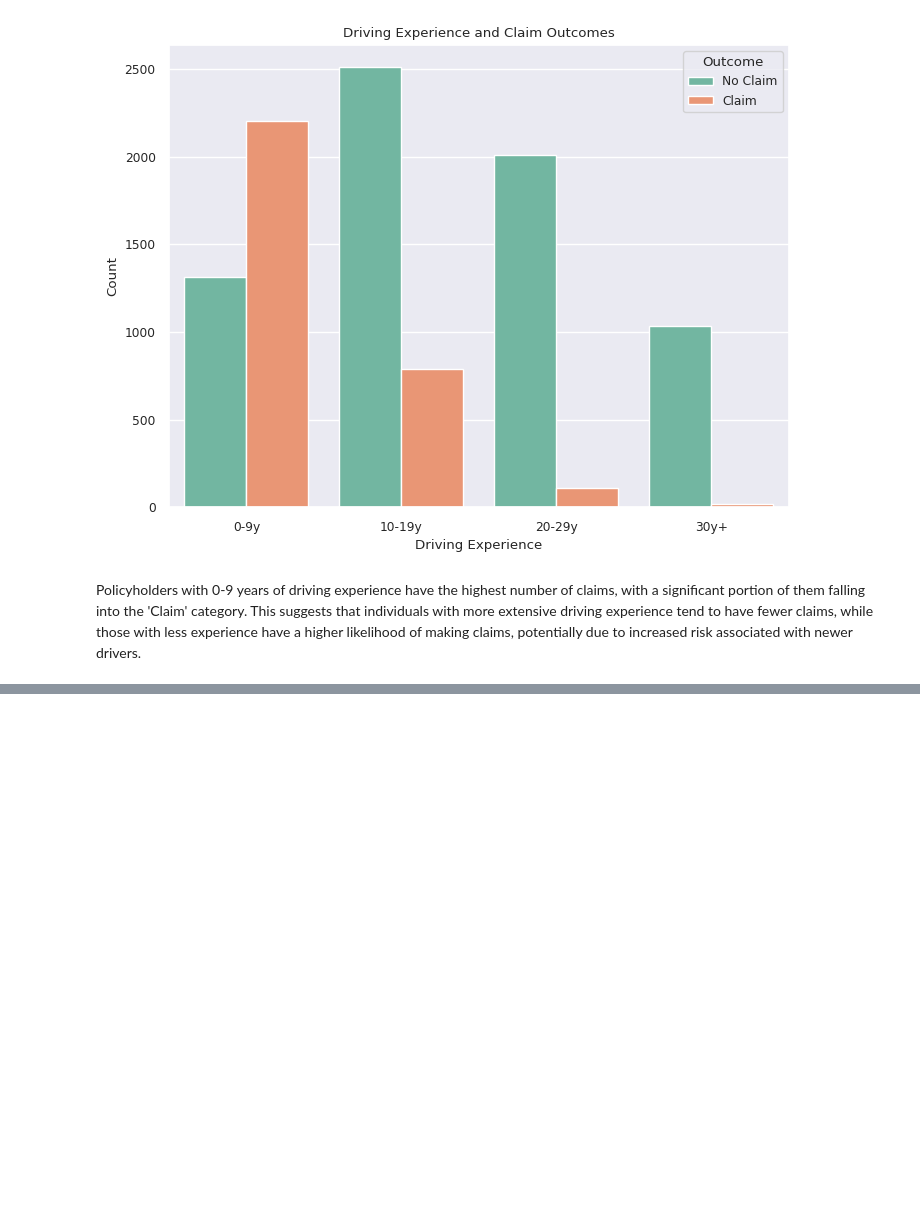
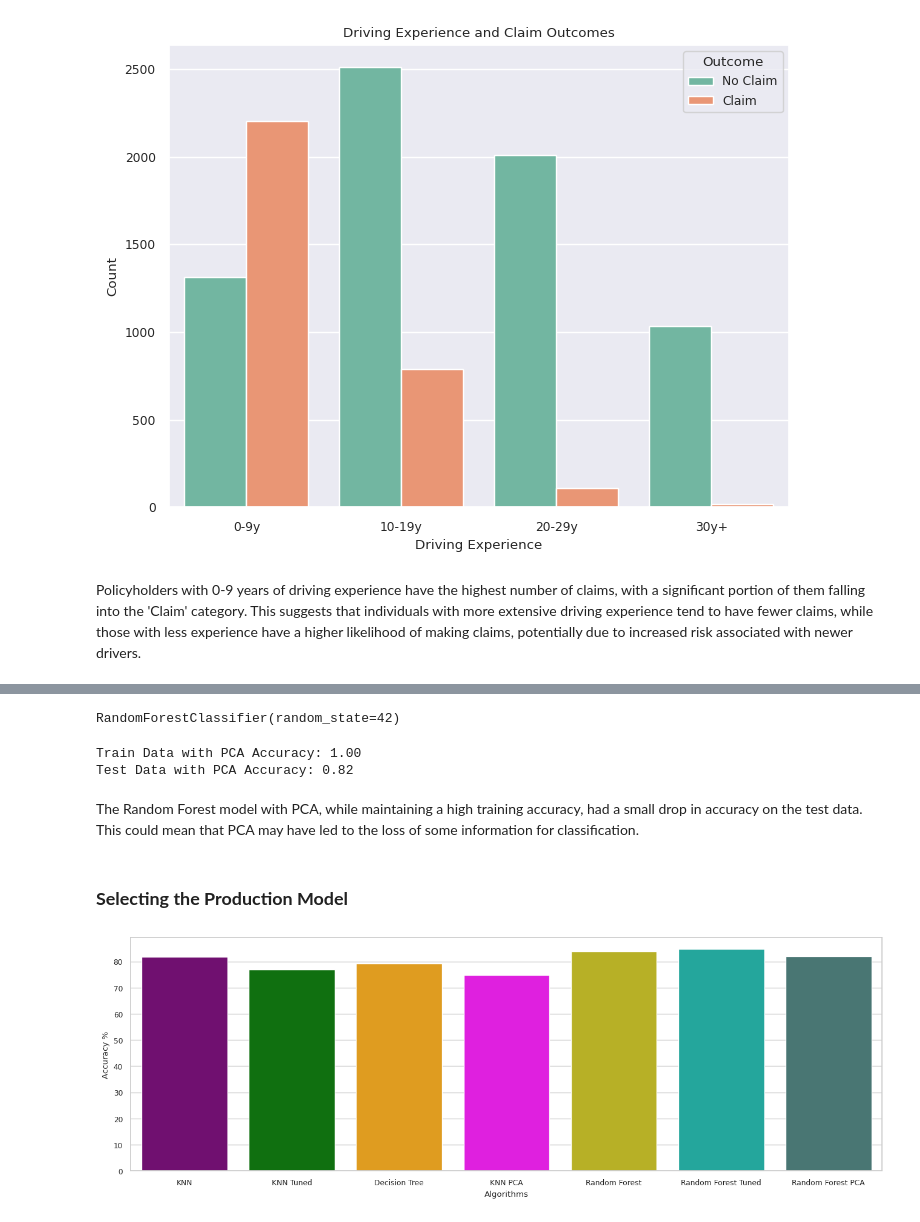
Before and after one commit to LeratoMatlala1/Car-Insurance-Claims-Classification, a Jupyter notebook: Project_2.ipynb, the cells around one changed output, grey strips where cells are left out. Saved outputs shown, nothing was run; the diff lists cells and outputs as text; code cells hidden in the pictures; blank space fills up the shorter version.

```diff
--- a/Project_2.ipynb
+++ b/Project_2.ipynb
@@ -412,0 +1320,50 @@ Stroke_df.shape
+# %%
+# Specify the desired explained variance threshold (90%)
+desired_variance = 0.90
+
+# Create a PCA instance with the desired explained variance
+pca = PCA(n_components=desired_variance)
+
+# Fit PCA to  data
+X_train_pca = pca.fit_transform(X_train_tf)
+X_test_pca = pca.transform(X_test_tf)
+# %%
+#Fit the model on the training data with PCA
+RF.fit(X_train_pca, y_train)
+# %% [output]
+RandomForestClassifier(random_state=42)
+# %%
+# Generate predictions for the training dataset using the model
+rf_train_predictions_pca = RF.predict(X_train_pca)
+
+# Generate predictions for the test dataset using the model
+rf_test_predictions_pca = RF.predict(X_test_pca)
+# %%
+#Pring the accuracy scores
+accuracytrain_pca_rf = accuracy_score(y_train, rf_train_predictions_pca)
+accuracytest_pca_rf = accuracy_score(y_test, rf_test_predictions_pca)
+print(f'Train Data with PCA Accuracy: {accuracytrain_pca_rf:.2f}')
+print(f'Test Data with PCA Accuracy: {accuracytest_pca_rf:.2f}')
+# %% [output]
+Train Data with PCA Accuracy: 1.00
+Test Data with PCA Accuracy: 0.82
+# %%
+#accuracy
+accRF_pca = accuracy_score(y_test, rf_test_predictions_pca)*100
+accuracies['Random Forest PCA'] = accRF_pca
+# %% [markdown]
+The Random Forest model with PCA, while maintaining a high training accuracy, had a small drop in accuracy on the test data. This could mean that PCA may have led to the loss of some information for classification.
+# %% [markdown]
+### **Selecting the Production Model**
+# %%
+colors = ["purple", "green", "orange", "magenta","#CFC60E","#0FBBAE",'#417D7A','#066163','#4D4C7D']
+
+sns.set_style("whitegrid")
+plt.figure(figsize=(16,5))
+plt.yticks(np.arange(0,100,10))
+plt.ylabel("Accuracy %")
+plt.xlabel("Algorithms")
+sns.barplot(x=list(accuracies.keys()), y=list(accuracies.values()), palette=colors)
+plt.show()
+# %% [output]
+[figure, added]
```
Also changed, not shown: parts of 122 cells of this notebook.
